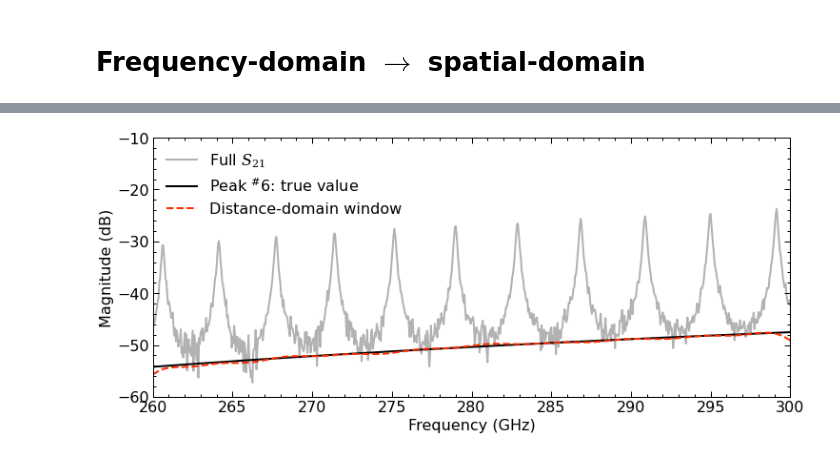
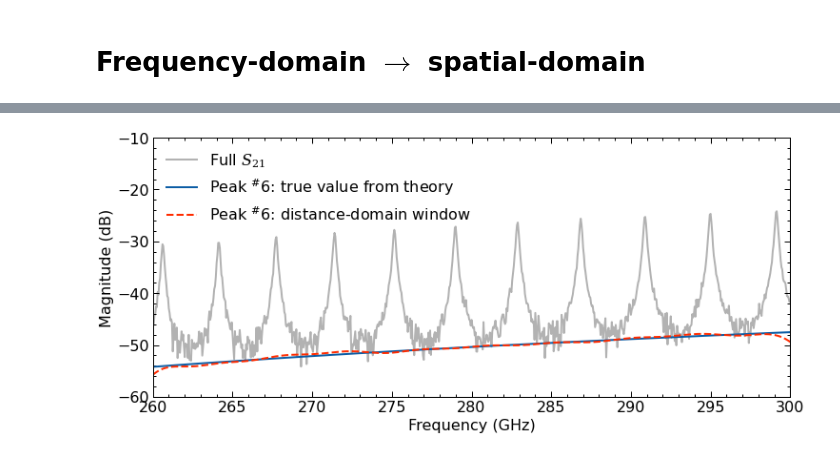
Before and after one commit to garrettj403/DispersionTransform, a Jupyter notebook: examples/example-waveguide-cavity.ipynb, the cells around one changed output, grey strips where cells are left out. Saved outputs shown, nothing was run; the diff lists cells and outputs as text; code cells hidden in the pictures.

```diff
--- a/examples/example-waveguide-cavity.ipynb
+++ b/examples/example-waveguide-cavity.ipynb
@@ -205,16 +204,16 @@ fig.savefig("results/cavity-peak1.jpg", dpi=300);
 # %%
 peak5 = waveguide.s_db[:,1,0] + iris_s21 * 2 + 5 * (iris_s11 * 2 + waveguide.s_db[:,1,0] * 2)
 
 # Plot distance-gated data in frequency domain
 fig, ax = plt.subplots(figsize=(12, 5))
 plt.plot(f / 1e9, db20(s21n), 'k', alpha=0.3, label=r'Full $S_{21}$')
-plt.plot(f / 1e9, peak5, 'k', ls='-', label="Peak $^\#$6: true value")
-plt.plot(f / 1e9, db20(s21_xwindow2), '#FF2C00', ls='--', label='Distance-domain window')
+plt.plot(f / 1e9, peak5, '#0C5DA5', ls='-', label="Peak $^\#$6: true value from theory")
+plt.plot(f / 1e9, db20(s21_xwindow2), '#FF2C00', ls='--', label='Peak $^\#$6: distance-domain window')
 plt.autoscale(enable=True, axis='x', tight=True)
 plt.xlabel("Frequency (GHz)")
 plt.ylabel("Magnitude (dB)")
 ax.set_ylim([-60, -10])
 plt.legend()
 fig.savefig("results/cavity-peak6.jpg", dpi=300);
 # %% [output]
-[figure, old version]
+[figure, new version]
```
Also changed, not shown: parts of 3 cells of this notebook, 5 other files.
